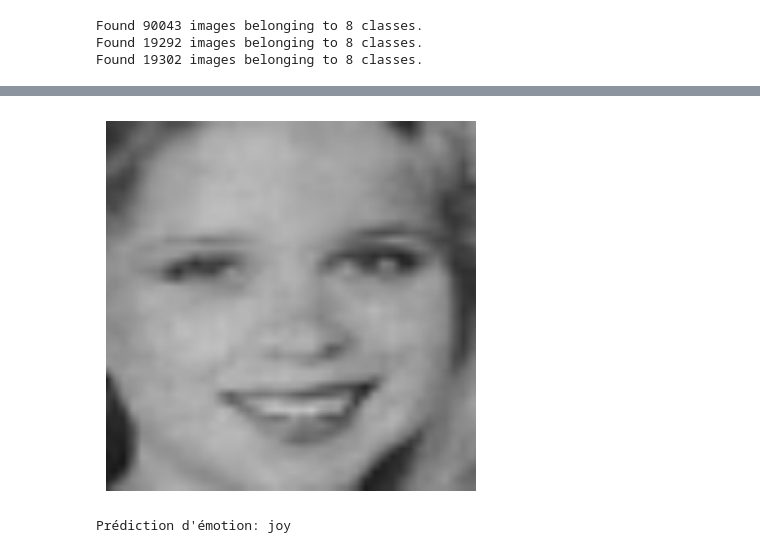
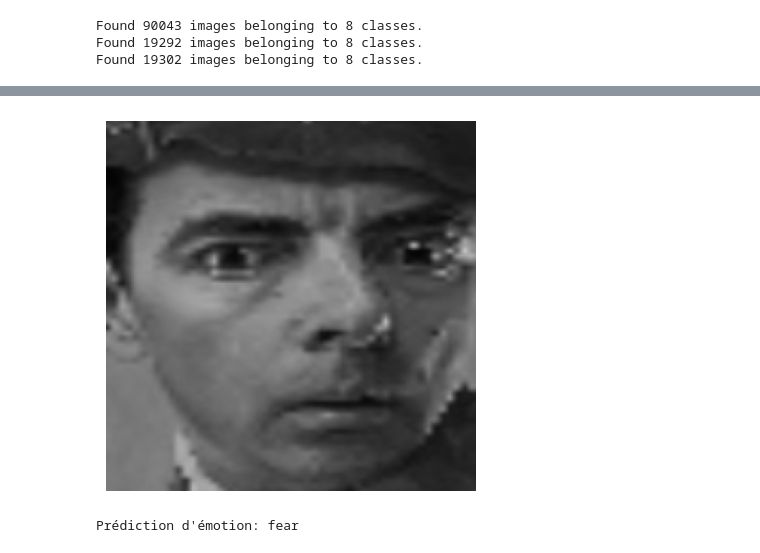
Before and after one commit to Eugenie94/imageEmotion, a Jupyter notebook: emotion.ipynb, the cells around one changed output, grey strips where cells are left out. Cells and saved outputs as stored; diff of their text form; code cells hidden in the pictures.

```diff
--- a/emotion.ipynb
+++ b/emotion.ipynb
@@ -89,3 +99,5 @@ class Transformer(tf.keras.Model):
 # Entraînement du modèle
 model = Transformer(nb_words, embed_dim, num_heads, ff_dim, num_classes)
 model.compile(loss='categorical_crossentropy', optimizer='adam', metrics=['accuracy'])
+# %%
+model.fit(x_train, y_train, batch_size=8, epochs=1, validation_data=(x_test, y_test))
@@ -242,7 +279,7 @@ def display_image_for_emotion(emotion):
 
 
 # Phrase à tester
-phrase = "i'm happy to see you"
+phrase = "i'm afraid about this monster"
 
 # Prédiction de l'émotion à partir de la phrase
 prediction = predict_emotion_from_text(model, tokenizer, phrase, maxlen)
@@ -256,2 +293,2 @@ display_image_for_emotion(predicted_emotion)
-[figure, old version]
+[figure, new version]
-Prédiction d'émotion: joy
+Prédiction d'émotion: fear
```
Also changed, not shown: parts of 7 cells of this notebook, 2 other files.
